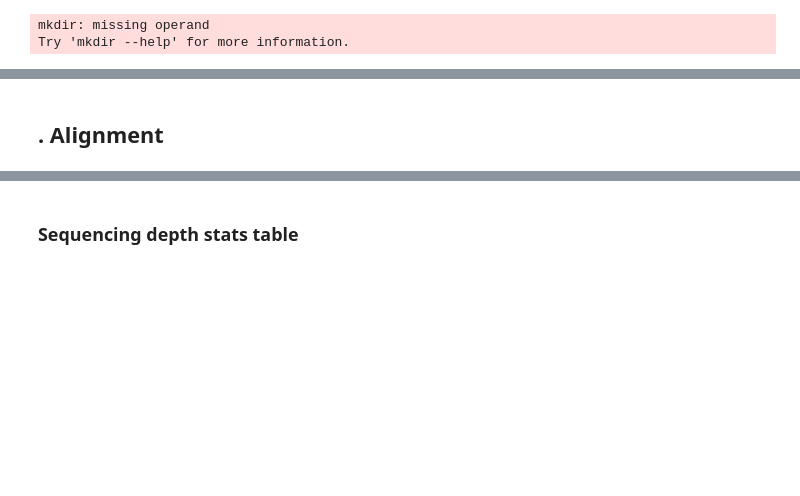
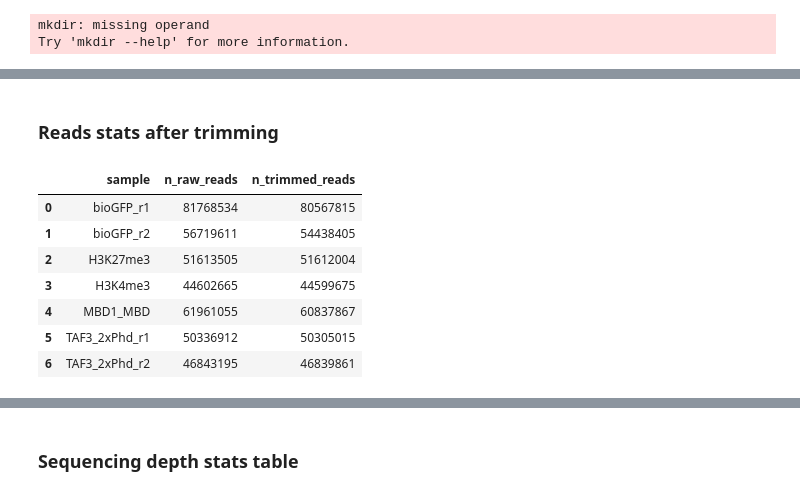
Before and after one commit to ioneliabuzatu/ngs-pipe, a Jupyter notebook: chromid_analysis.ipynb, the cells around one changed output, grey strips where cells are left out. Drawn from its saved outputs; the diff is of its cells as text; code cells hidden in the pictures; blank space fills up the shorter version.

```diff
--- a/chromid_analysis.ipynb
+++ b/chromid_analysis.ipynb
@@ -218,2 +233,0 @@ Sequences removed because they became shorter than the length cutoff of 20 bp:
-# %% [markdown]
-## . Alignment
@@ -223,0 +234,26 @@ samtools index aligned/ctr.bam
+# %% [markdown]
+### Reads stats after trimming
+# %%
+cmd="grep '@' {} | wc -l"
+root="/network/projects/grn_control/bow/NanoTag/nanotag"
+df_tot_reads = []
+import sys
+import os
+for (dirpath, dirnames, filenames) in os.walk(os.path.join(root,'data/reads')):
+
+    if not filenames:
+        continue
+
+    sra, fastq = filenames
+    sample = fastq.split('.')[0]
+
+    raw_filepath = f"{dirpath}/{fastq}"
+    trimmed_filepath = os.path.join(root, f"trim-galore/{sample}_trimmed.fq")
+
+    assert os.path.exists(raw_filepath), print(raw_filepath)
+    assert os.path.exists(trimmed_filepath), print("erorr filepath:", trimmed_filepath)
+
+    tot_reads_original = os.popen(cmd.format(raw_filepath)).read().strip()
+    tot_reads_trimmed = os.popen(cmd.format(trimmed_filepath)).read().strip()
+
+    df_tot_reads.append([sample, tot_reads_original, tot_reads_trimmed])
@@ -223,0 +270,11 @@ samtools index aligned/ctr.bam
+# %%
+df
+# %% [output]
+|  | sample | n_raw_reads | n_trimmed_reads |
+| 0 | bioGFP_r1 | 81768534 | 80567815 |
+| 1 | bioGFP_r2 | 56719611 | 54438405 |
+| 2 | H3K27me3 | 51613505 | 51612004 |
+| 3 | H3K4me3 | 44602665 | 44599675 |
+| 4 | MBD1_MBD | 61961055 | 60837867 |
+| 5 | TAF3_2xPhd_r1 | 50336912 | 50305015 |
+| 6 | TAF3_2xPhd_r2 | 46843195 | 46839861 |
```
Also changed, not shown: parts of 83 cells of this notebook, 3 other files.
